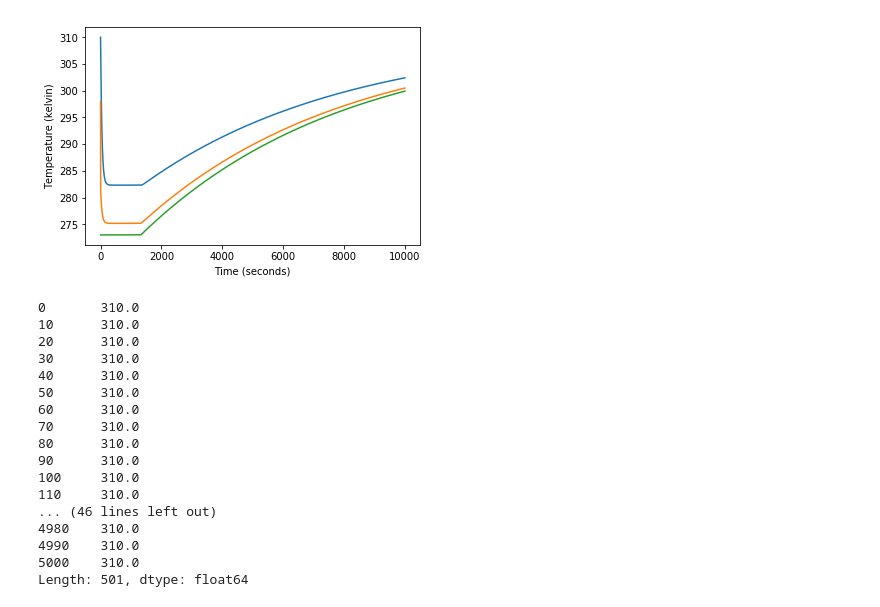
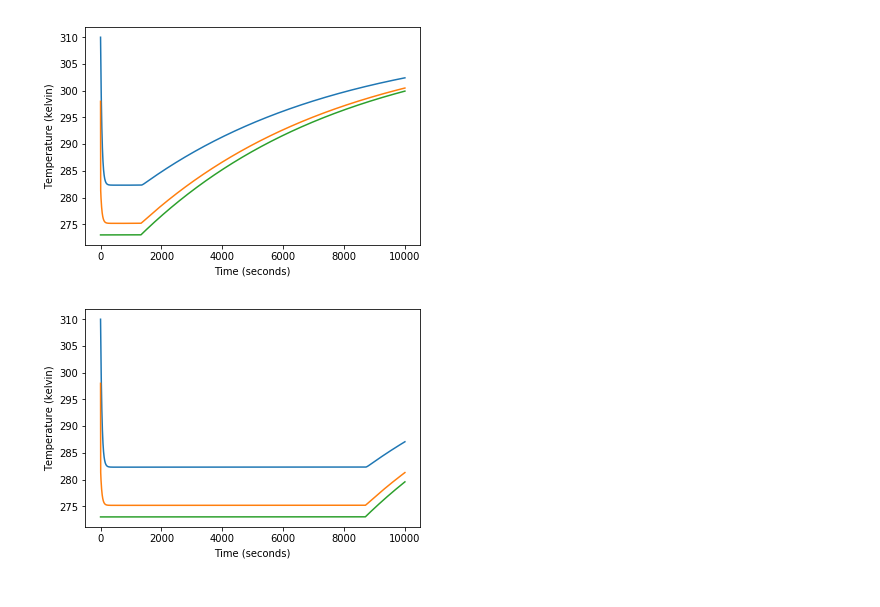
Before and after one commit to Saqibm128/Cryotherapy-Knee-Pad-Simulation, a Jupyter notebook: Iceman Thermal Engineering Analysis.ipynb, the cells around one changed output. Drawn from its saved outputs; the diff is of its cells as text; code cells hidden in the pictures.

```diff
--- a/Iceman Thermal Engineering Analysis.ipynb
+++ b/Iceman Thermal Engineering Analysis.ipynb
@@ -252,9 +249,11 @@ class IceWater(ThermItem):
 # %%
 kneeBlood = ThermItem(m=None, c=None, k=None, d=None, T_i=T_body, name="kneeBlood", forceTemp=T_body) #coefficients don't matter since this has forceTemp
+air = ThermItem(m=None, c=None, k=None, d=None, T_i=298, name="air", forceTemp=298)
 kneeSkinTissue = ThermItem(name="kneeSkinTissue", d = d_skin, m = m_skin, c = c_skin, k=k_skin, T_i=T_body)
 sleeve = ThermItem(name="knee pad", d = d_sleeve, m = 0.05, c=c_ldpe, k=K_ldpe, T_i=298)
-iceWater = IceWater(name="ice water", k=None, d=None, m = 4.75, c=c_water, T_i =T_wi, amountIce = 0.5)
+iceWater = IceWater(name="ice water", k=None, d=None, m = 4.75, c=c_water, T_i =T_wi, amountIce = 3)
 
+# rubberHose = ThermItem(m=, )
 
 allComps = [kneeBlood, kneeSkinTissue, sleeve, iceWater]
 
@@ -283,23 +282,12 @@ plt.ylabel("Temperature (kelvin)")
 plt.show()
 # %% [output]
 [figure]
-# %%
-kneeBlood.T
-# %% [output]
-0       310.0
-10      310.0
-20      310.0
-30      310.0
-40      310.0
-50      310.0
-60      310.0
-70      310.0
-80      310.0
-90      310.0
-100     310.0
-110     310.0
-... (46 lines left out)
-4980    310.0
-4990    310.0
-5000    310.0
-Length: 501, dtype: float64
+# %%
+plt.plot(kneeSkinTissue.T)
+plt.plot(sleeve.T)
+plt.plot(iceWater.T)
+plt.xlabel("Time (seconds)")
+plt.ylabel("Temperature (kelvin)")
+plt.show()
+# %% [output]
+[figure, added]
```
Also changed, not shown: parts of 1 cell of this notebook.
